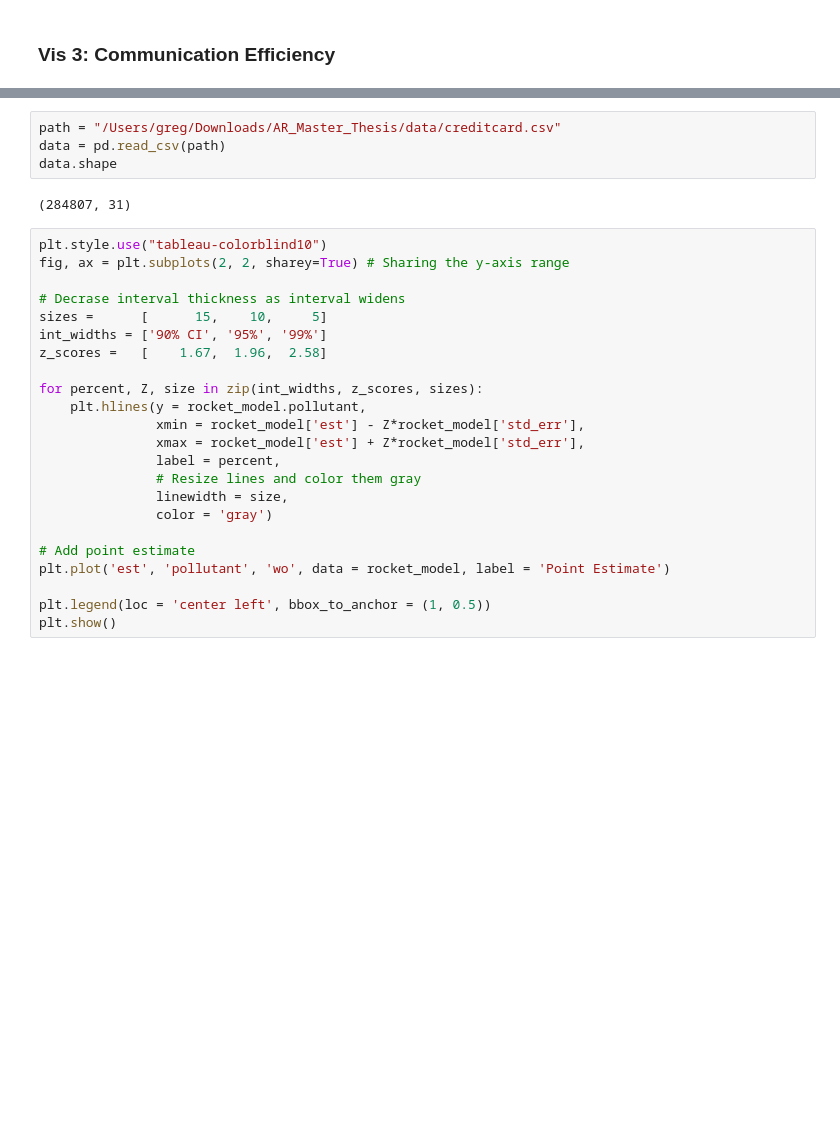
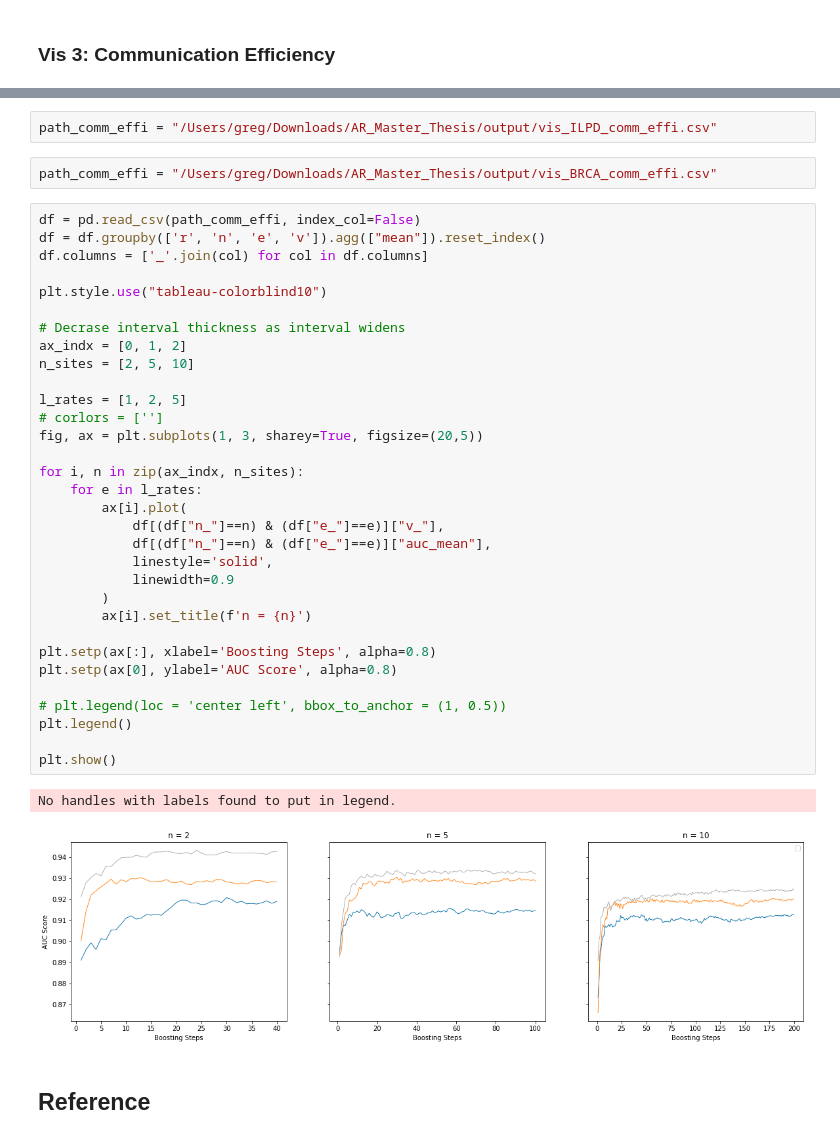
Before and after one commit to GregChen3072/MasterArbeit, a Jupyter notebook: src/visualization.ipynb, the cells around one changed output, grey strips where cells are left out. Saved outputs shown, nothing was run; the diff lists cells and outputs as text; blank space fills up the shorter version.

```diff
--- a/src/visualization.ipynb
+++ b/src/visualization.ipynb
@@ -188,30 +154,42 @@ plt.show()
 # %%
-path = "/Users/greg/Downloads/AR_Master_Thesis/data/creditcard.csv"
-data = pd.read_csv(path)
-data.shape
+path_comm_effi = "/Users/greg/Downloads/AR_Master_Thesis/output/vis_ILPD_comm_effi.csv"
-# %% [output]
-(284807, 31)
-# %%
-plt.style.use("tableau-colorblind10")
-fig, ax = plt.subplots(2, 2, sharey=True) # Sharing the y-axis range
-
-# Decrase interval thickness as interval widens
-sizes =      [      15,    10,     5]
-int_widths = ['90% CI', '95%', '99%']
-z_scores =   [    1.67,  1.96,  2.58]
-
-for percent, Z, size in zip(int_widths, z_scores, sizes):
-    plt.hlines(y = rocket_model.pollutant,
-               xmin = rocket_model['est'] - Z*rocket_model['std_err'],
-               xmax = rocket_model['est'] + Z*rocket_model['std_err'],
-               label = percent,
-               # Resize lines and color them gray
-               linewidth = size,
-               color = 'gray')
-
-# Add point estimate
-plt.plot('est', 'pollutant', 'wo', data = rocket_model, label = 'Point Estimate')
-
-plt.legend(loc = 'center left', bbox_to_anchor = (1, 0.5))
-plt.show()
+# %%
+path_comm_effi = "/Users/greg/Downloads/AR_Master_Thesis/output/vis_BRCA_comm_effi.csv"
+# %%
+df = pd.read_csv(path_comm_effi, index_col=False)
+df = df.groupby(['r', 'n', 'e', 'v']).agg(["mean"]).reset_index()
+df.columns = ['_'.join(col) for col in df.columns]
+
+plt.style.use("tableau-colorblind10")
+
+# Decrase interval thickness as interval widens
+ax_indx = [0, 1, 2]
+n_sites = [2, 5, 10]
+
+l_rates = [1, 2, 5]
+# corlors = ['']
+fig, ax = plt.subplots(1, 3, sharey=True, figsize=(20,5))
+
+for i, n in zip(ax_indx, n_sites):
+    for e in l_rates:
+        ax[i].plot(
+            df[(df["n_"]==n) & (df["e_"]==e)]["v_"],
+            df[(df["n_"]==n) & (df["e_"]==e)]["auc_mean"],
+            linestyle='solid',
+            linewidth=0.9
+        )
+        ax[i].set_title(f'n = {n}')
+
+plt.setp(ax[:], xlabel='Boosting Steps', alpha=0.8)
+plt.setp(ax[0], ylabel='AUC Score', alpha=0.8)
+
+# plt.legend(loc = 'center left', bbox_to_anchor = (1, 0.5))
+plt.legend()
+
+plt.show()
+# %% [output]
+No handles with labels found to put in legend.
+[figure, added]
+# %% [markdown]
+## Reference
 # %%
```
Also changed, not shown: parts of 17 cells of this notebook, 2 other files.
